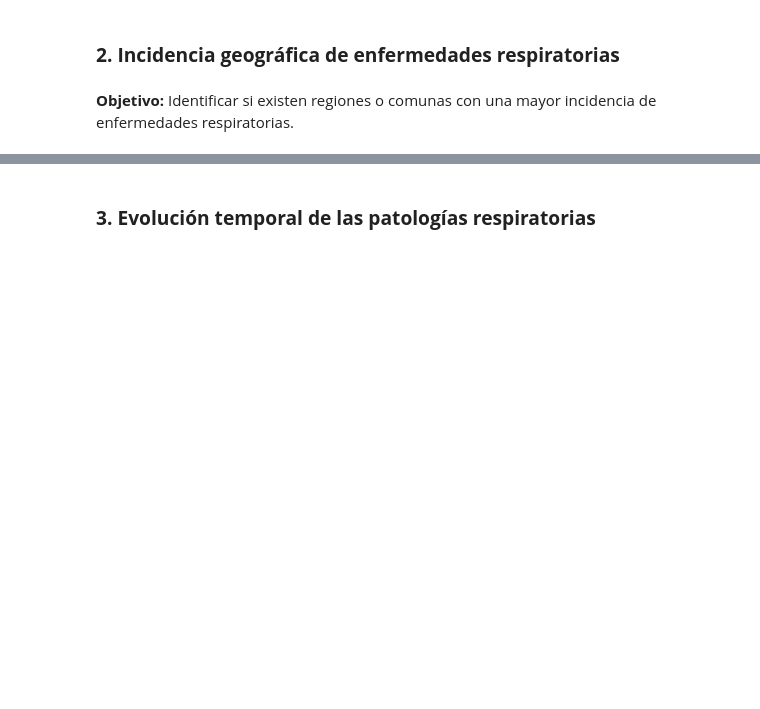
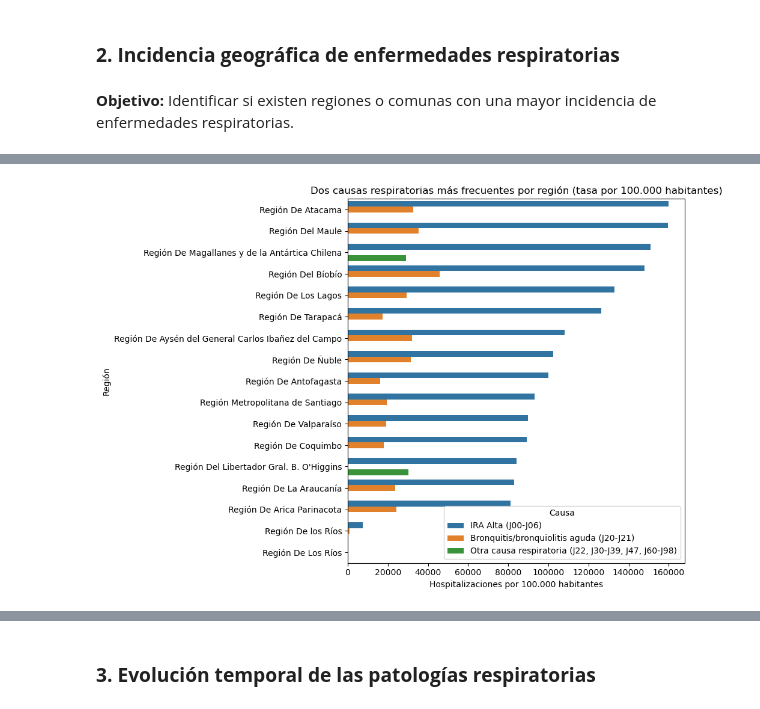
Before and after one commit to JoabVJ/project-imt2200, a Jupyter notebook: Entrega inicial/notebooks/01_EDA_enfermedades_respiratorias.ipynb, the cells around one changed output, grey strips where cells are left out. Cells and saved outputs as stored; diff of their text form; code cells hidden in the pictures; blank space fills up the shorter version.

```diff
--- a/Entrega inicial/notebooks/01_EDA_enfermedades_respiratorias.ipynb
+++ b/Entrega inicial/notebooks/01_EDA_enfermedades_respiratorias.ipynb
@@ -587,0 +807,31 @@ recordatorio: crear df causa(contagio o hospitalizacion)-nivel complejidad-año
+# %%
+causa_region_sorted["Poblacion"] = causa_region_sorted["RegionGlosa"].map(poblacion_region)
+
+# Calcular tasa
+causa_region_sorted["Tasa_por_100mil"] = (
+    causa_region_sorted["NumTotal"] / causa_region_sorted["Poblacion"] * 100000
+)
+causa_region_sorted_tasa = causa_region_sorted.sort_values(["RegionGlosa", "Tasa_por_100mil"], ascending=[True, False])
+
+# Tomamos las dos principales causas por región
+top2_por_region_tasa = causa_region_sorted_tasa.groupby("RegionGlosa").head(2).reset_index(drop=True)
+# %%
+top2_por_region_tasa_sorted = top2_por_region_tasa.sort_values("Tasa_por_100mil", ascending=False)
+
+plt.figure(figsize=(10, 7))
+sns.barplot(
+    data=top2_por_region_tasa_sorted,
+    y="RegionGlosa",
+    x="Tasa_por_100mil",
+    hue="Causa",
+    dodge=True
+)
+
+plt.title("Dos causas respiratorias más frecuentes por región (tasa por 100.000 habitantes)")
+plt.xlabel("Hospitalizaciones por 100.000 habitantes")
+plt.ylabel("Región")
+plt.legend(title="Causa")
+plt.tight_layout()
+plt.show()
+# %% [output]
+[figure, added]
```
Also changed, not shown: parts of 36 cells of this notebook.
